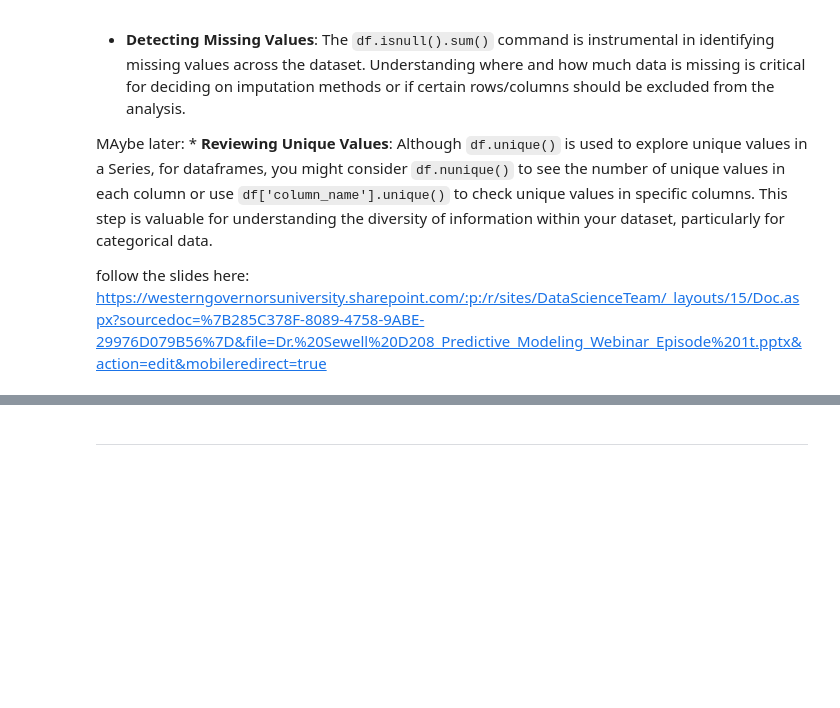
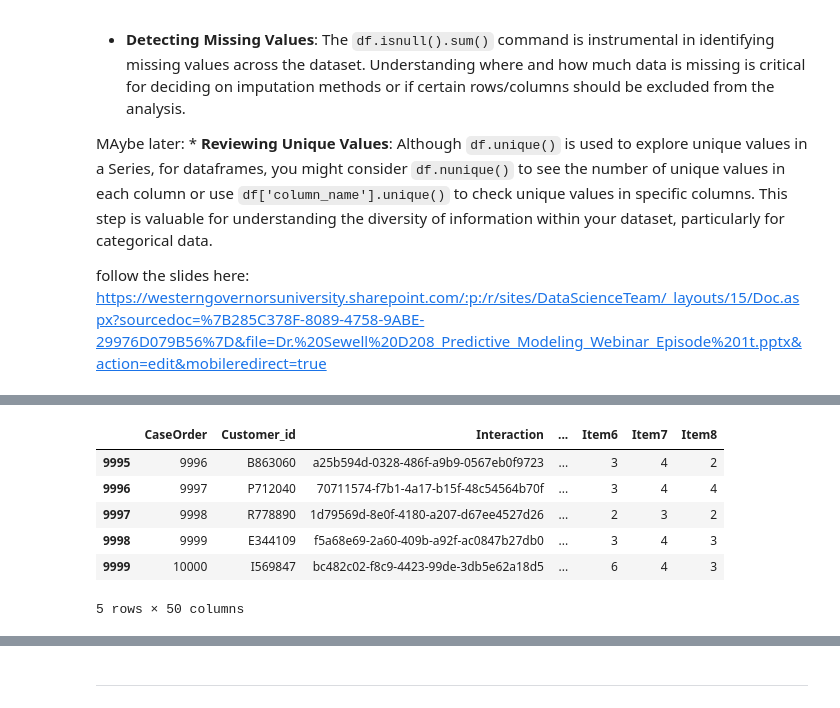
Before and after one commit to vertigoa/master, a Jupyter notebook: d208_task_1.ipynb, the cells around one changed output, grey strips where cells are left out. Drawn from its saved outputs; the diff is of its cells as text; code cells hidden in the pictures; blank space fills up the shorter version.

```diff
--- a/d208_task_1.ipynb
+++ b/d208_task_1.ipynb
@@ -104,0 +153,11 @@ follow the slides here: https://westerngovernorsuniversity.sharepoint.com/:p:/r/
+# %%
+# View the last 5 rows of the dataframe
+df.tail()
+# %% [output]
+|  | CaseOrder | Customer_id | Interaction | ... | Item6 | Item7 | Item8 |
+| 9995 | 9996 | B863060 | a25b594d-0328-486f-a9b9-0567eb0f9723 | ... | 3 | 4 | 2 |
+| 9996 | 9997 | P712040 | 70711574-f7b1-4a17-b15f-48c54564b70f | ... | 3 | 4 | 4 |
+| 9997 | 9998 | R778890 | 1d79569d-8e0f-4180-a207-d67ee4527d26 | ... | 2 | 3 | 2 |
+| 9998 | 9999 | E344109 | f5a68e69-2a60-409b-a92f-ac0847b27db0 | ... | 3 | 4 | 3 |
+| 9999 | 10000 | I569847 | bc482c02-f8c9-4423-99de-3db5e62a18d5 | ... | 6 | 4 | 3 |
+5 rows × 50 columns
```
Also changed, not shown: parts of 14 cells of this notebook, 5 other files.
